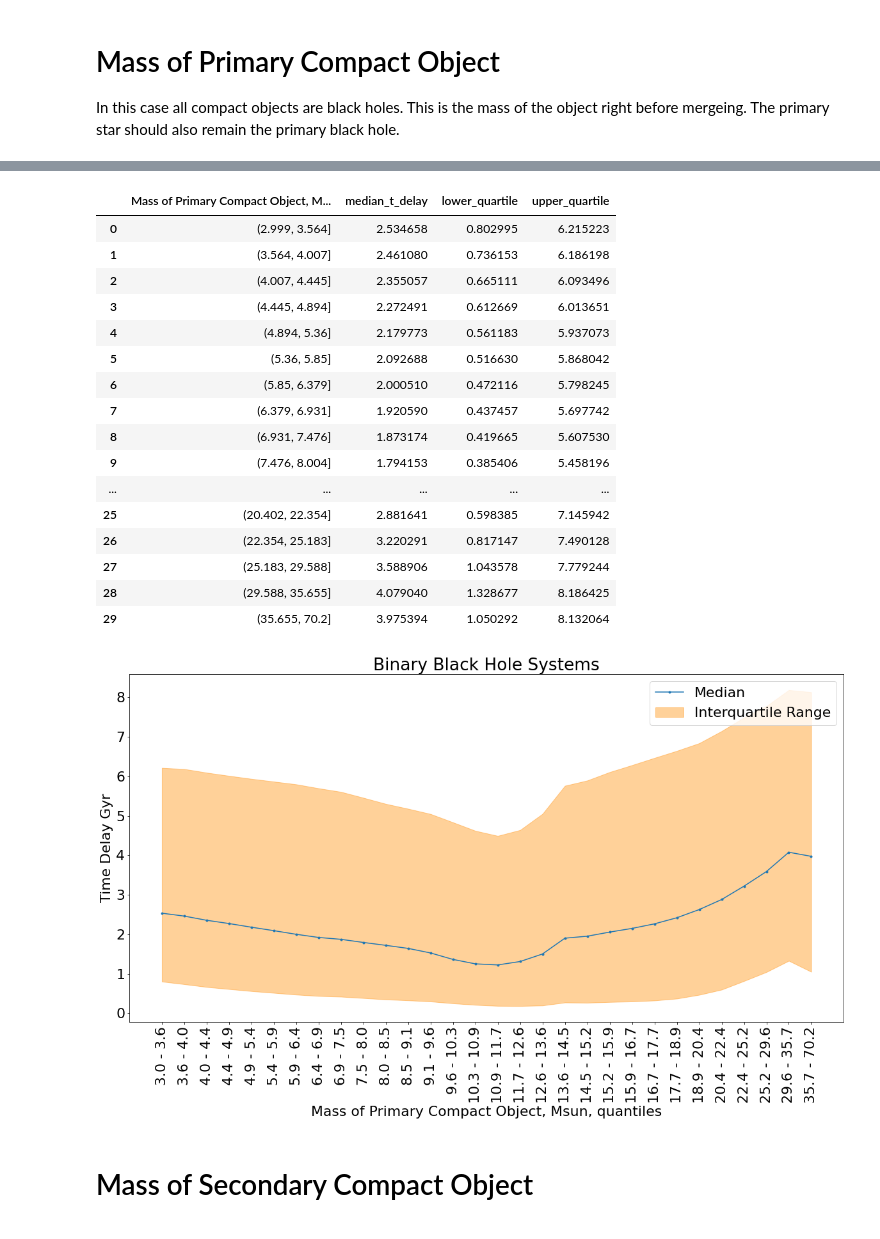
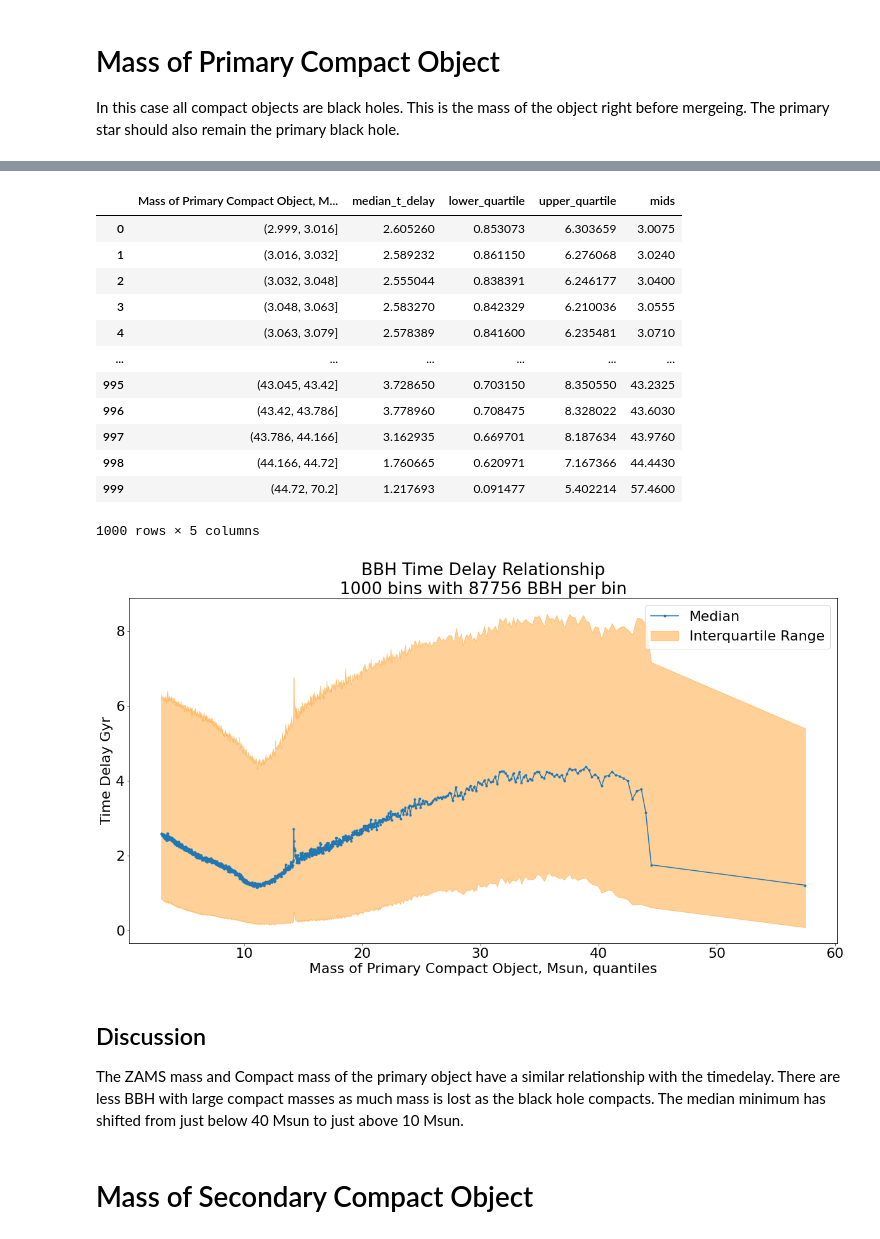
Before and after one commit to DanHarJor/CompLabB-UNIPD-TeamDream, a Jupyter notebook: Group_BinarySystems.ipynb, the cells around one changed output, grey strips where cells are left out. Saved outputs shown, nothing was run; the diff lists cells and outputs as text; code cells hidden in the pictures.

```diff
--- a/Group_BinarySystems.ipynb
+++ b/Group_BinarySystems.ipynb
@@ -372,24 +391,24 @@ plotFrequency(df,'Mass of Primary Compact Object, Msun')
 # %%
-plotMedianMass(df,'Mass of Primary Compact Object, Msun')
+#plotMedianMass(df,'Mass of Primary Compact Object, Msun',nbins=500,u='Msun',xlab=np.arange(10,80,10))
+qplotMedianMass(df,'Mass of Primary Compact Object, Msun',nbins=1000,logx=False,figwidth=20)
 # %% [output]
-|  | Mass of Primary Compact Object, M... | median_t_delay | lower_quartile | upper_quartile |
-| 0 | (2.999, 3.564] | 2.534658 | 0.802995 | 6.215223 |
-| 1 | (3.564, 4.007] | 2.461080 | 0.736153 | 6.186198 |
-| 2 | (4.007, 4.445] | 2.355057 | 0.665111 | 6.093496 |
-| 3 | (4.445, 4.894] | 2.272491 | 0.612669 | 6.013651 |
-| 4 | (4.894, 5.36] | 2.179773 | 0.561183 | 5.937073 |
-| 5 | (5.36, 5.85] | 2.092688 | 0.516630 | 5.868042 |
-| 6 | (5.85, 6.379] | 2.000510 | 0.472116 | 5.798245 |
-| 7 | (6.379, 6.931] | 1.920590 | 0.437457 | 5.697742 |
-| 8 | (6.931, 7.476] | 1.873174 | 0.419665 | 5.607530 |
-| 9 | (7.476, 8.004] | 1.794153 | 0.385406 | 5.458196 |
-| ... | ... | ... | ... | ... |
-| 25 | (20.402, 22.354] | 2.881641 | 0.598385 | 7.145942 |
-| 26 | (22.354, 25.183] | 3.220291 | 0.817147 | 7.490128 |
-| 27 | (25.183, 29.588] | 3.588906 | 1.043578 | 7.779244 |
-| 28 | (29.588, 35.655] | 4.079040 | 1.328677 | 8.186425 |
-| 29 | (35.655, 70.2] | 3.975394 | 1.050292 | 8.132064 |
+|  | Mass of Primary Compact Object, M... | median_t_delay | lower_quartile | upper_quartile | mids |
+| 0 | (2.999, 3.016] | 2.605260 | 0.853073 | 6.303659 | 3.0075 |
+| 1 | (3.016, 3.032] | 2.589232 | 0.861150 | 6.276068 | 3.0240 |
+| 2 | (3.032, 3.048] | 2.555044 | 0.838391 | 6.246177 | 3.0400 |
+| 3 | (3.048, 3.063] | 2.583270 | 0.842329 | 6.210036 | 3.0555 |
+| 4 | (3.063, 3.079] | 2.578389 | 0.841600 | 6.235481 | 3.0710 |
+| ... | ... | ... | ... | ... | ... |
+| 995 | (43.045, 43.42] | 3.728650 | 0.703150 | 8.350550 | 43.2325 |
+| 996 | (43.42, 43.786] | 3.778960 | 0.708475 | 8.328022 | 43.6030 |
+| 997 | (43.786, 44.166] | 3.162935 | 0.669701 | 8.187634 | 43.9760 |
+| 998 | (44.166, 44.72] | 1.760665 | 0.620971 | 7.167366 | 44.4430 |
+| 999 | (44.72, 70.2] | 1.217693 | 0.091477 | 5.402214 | 57.4600 |
+1000 rows × 5 columns
-[figure, old version]
+[figure, new version]
+# %% [markdown]
+## Discussion
+The ZAMS mass and Compact mass of the primary object have a similar relationship with the timedelay. There are less BBH with large compact masses as much mass is lost as the black hole compacts. The median minimum has shifted from just below 40 Msun to just above 10 Msun.
 # %% [markdown]
 # Mass of Secondary Compact Object
 # %%
```
Also changed, not shown: parts of 39 cells of this notebook.
